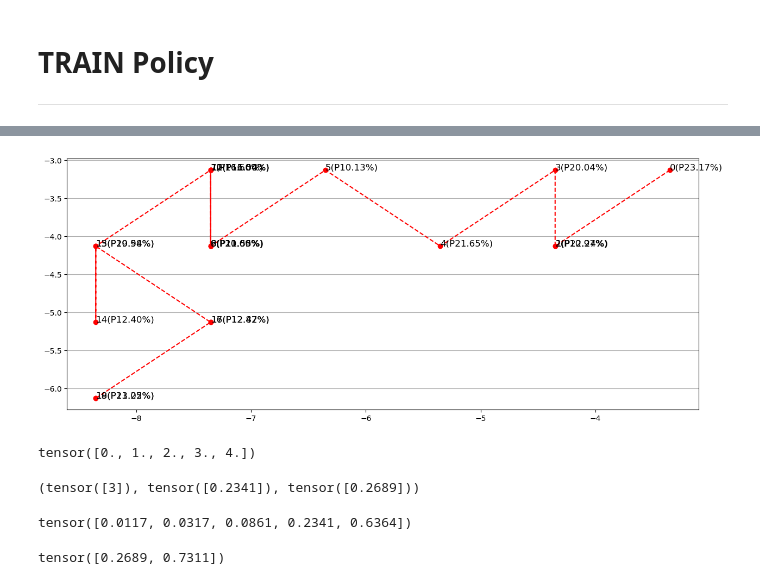
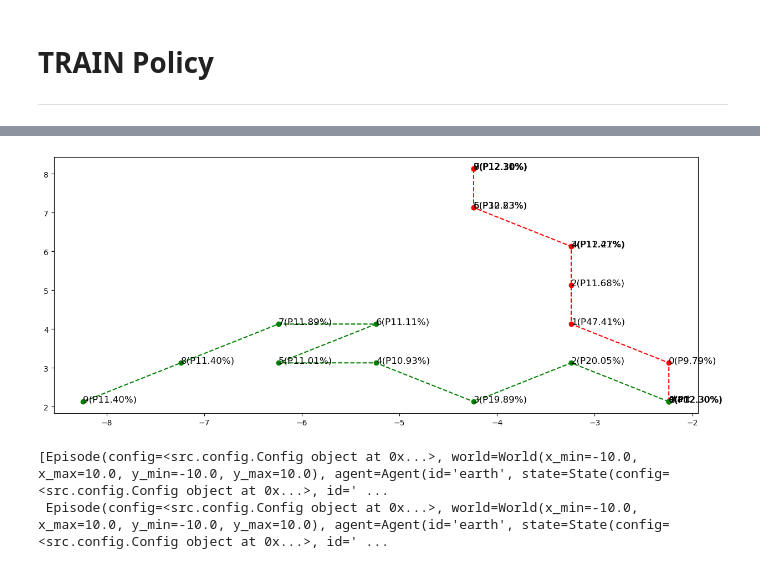
Before and after one commit to Chengbai/rf_agent, a Jupyter notebook: agent.ipynb, the cells around one changed output, grey strips where cells are left out. Cells and saved outputs as stored; diff of their text form; code cells hidden in the pictures.

Commit message:
Add multi-episode start from the save state

```diff
--- a/agent.ipynb
+++ b/agent.ipynb
@@ -69,10 +72,20 @@ plt.show()
 # TRAIN Policy
 ----
 # %%
-episode = Episode.new()
-policy = Policy(config=episode.config)
+config = Config()
+start_state = State.create_from(
+    config=config,
+    id="earth",
+    x=random.uniform(config.world_min_x, config.world_max_x),
+    y=random.uniform(config.world_min_y, config.world_max_y),
+)
+policy = Policy(config=config)
 
-for epoch in range(episode.config.epoches):
-    episode.train(steps=2, policy=policy, debug=False)
-    print(f"episode gain: {episode.gain()}")
+# each episode iteration is always starting from the same state
+episodes = []
+for iteration in range(config.iterations):
+    episode = Episode.create_from_state(state=start_state)
+    episode.train(steps=config.episode_steps, policy=policy, debug=False)
+    episodes.append(episode)
+print(f"episode gain: {episode.gain()}")
 # %% [output]
@@ -89,25 +93,18 @@ episode gain: 0
 # %%
-episode.run_steps_by_policy(steps=20, policy=policy, debug=False)
+def get_color(idx: int):
+    colors = ["red", "green", "blue", "gray"]
+    return colors[idx % len(colors)]
+
 
 fig = plt.figure(figsize=(15, 6))
 ax = fig.add_subplot(1, 1, 1)
-episode.viz(ax=ax)
+for idx, episode in enumerate(episodes):
+    episode.viz(ax=ax, color=get_color(idx))
 plt.show()
 # %% [output]
-[figure, old version]
+[figure, new version]
 # %%
-logits = torch.range(0, 4)
-print(logits)
-
-utils.top_k_sampling(logits=logits, k=2)
+episodes
 # %% [output]
-tensor([0., 1., 2., 3., 4.])
+[Episode(config=<src.config.Config object at 0x...>, world=World(x_min=-10.0, x_max=10.0, y_min=-10.0, y_max=10.0), agent=Agent(id='earth', state=State(config=<src.config.Config object at 0x...>, id=' ...
+ Episode(config=<src.config.Config object at 0x...>, world=World(x_min=-10.0, x_max=10.0, y_min=-10.0, y_max=10.0), agent=Agent(id='earth', state=State(config=<src.config.Config object at 0x...>, id=' ...
-(tensor([3]), tensor([0.2341]), tensor([0.2689]))
-# %%
-torch.softmax(logits, dim=-1)
-# %% [output]
-tensor([0.0117, 0.0317, 0.0861, 0.2341, 0.6364])
-# %%
-torch.softmax(torch.tensor([3.0, 4]), dim=-1)
-# %% [output]
-tensor([0.2689, 0.7311])
```
Also changed, not shown: parts of 5 cells of this notebook, 3 other files.
